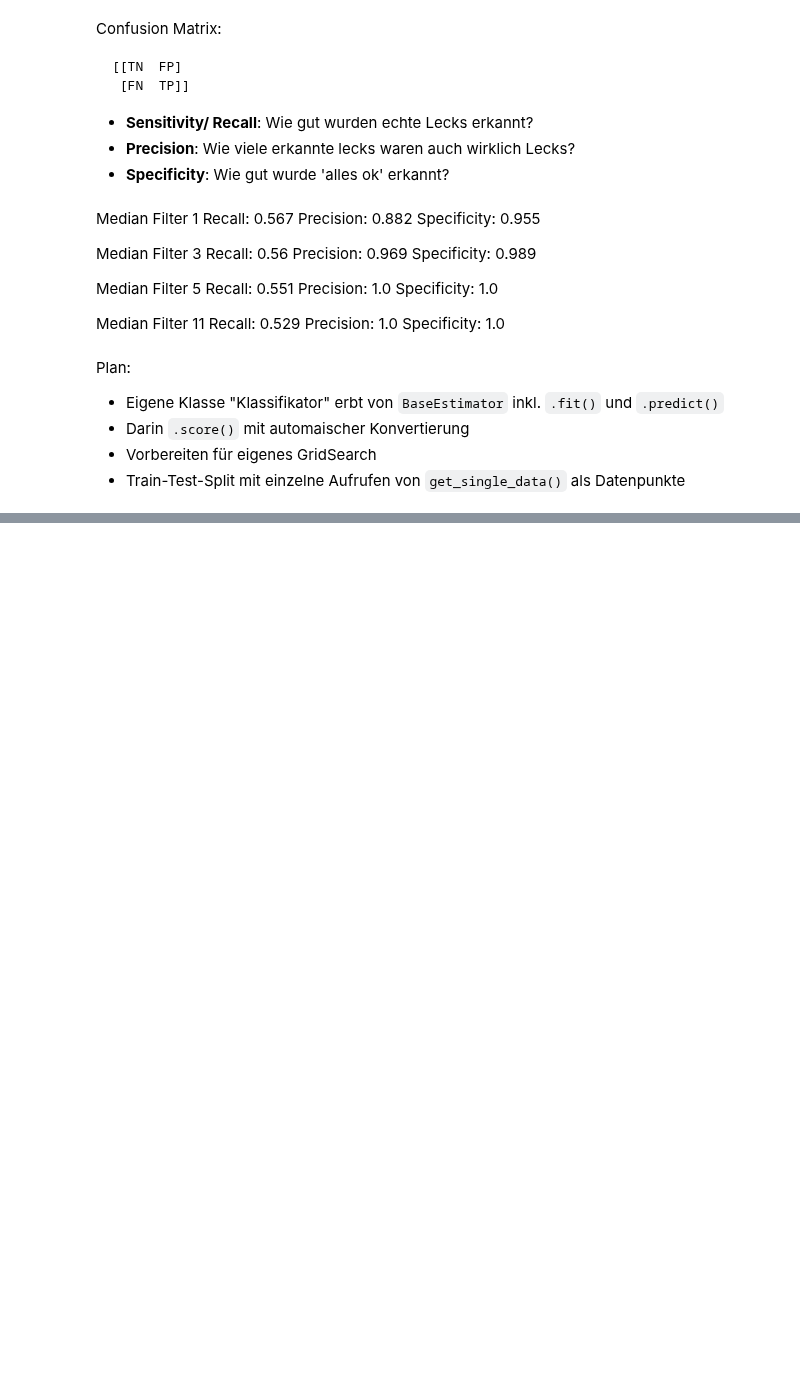
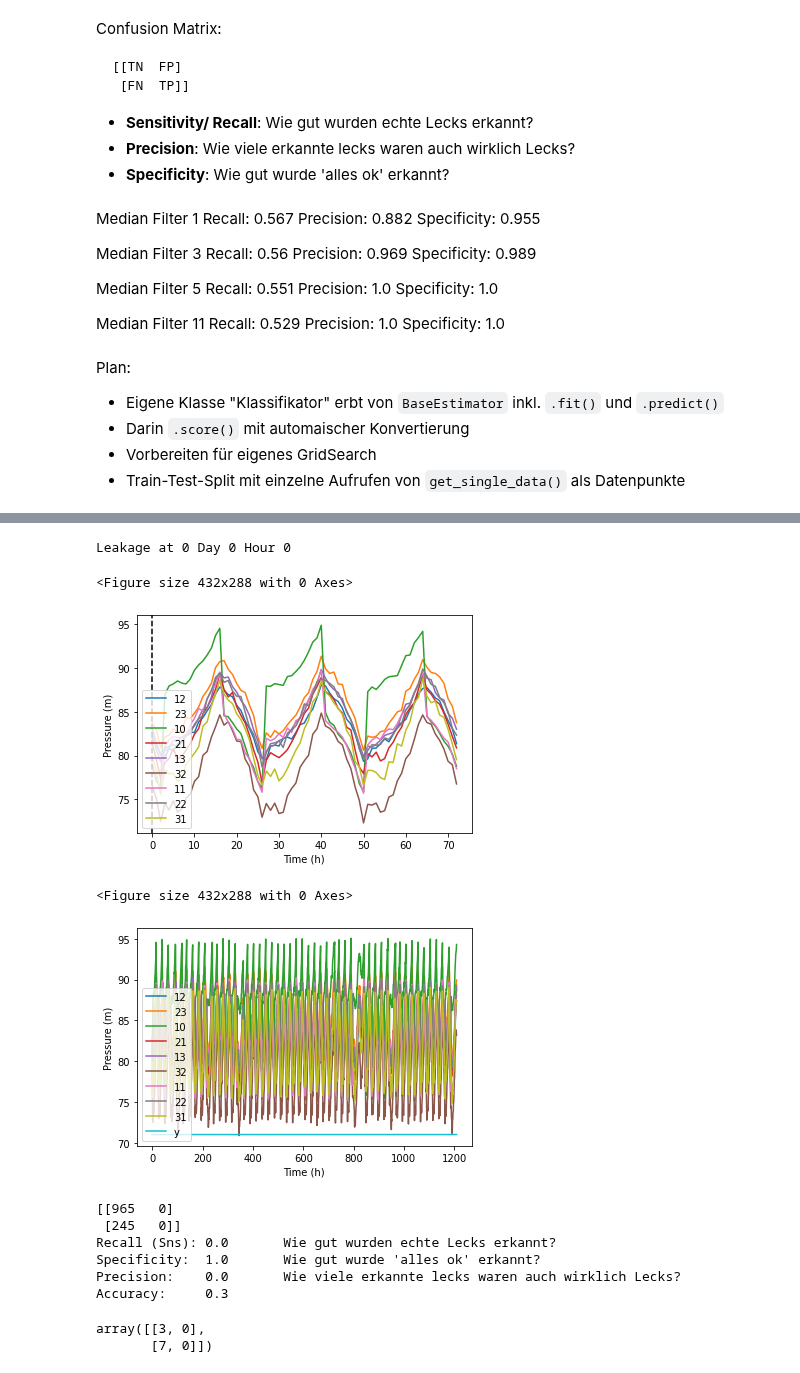
Before and after one commit to JulianBvW/BA-WDN-Leakage-Detection, a Jupyter notebook: LeakageDetection.ipynb, the cells around one changed output, grey strips where cells are left out. Saved outputs shown, nothing was run; the diff lists cells and outputs as text; code cells hidden in the pictures; blank space fills up the shorter version.

```diff
--- a/LeakageDetection.ipynb
+++ b/LeakageDetection.ipynb
@@ -333,0 +383,45 @@ Precision:    1.0       Wie viele erkannte lecks waren auch wirklich Lecks?
+# %%
+from sklearn.neural_network import MLPClassifier
+
+# Create the model
+model = ClassificationModel(MLPClassifier(hidden_layer_sizes=(18,20,10)), medfilt_kernel_size=5)
+
+# Learn the digits on the train subset
+model.fit(X_train, y_train)
+
+# Predict the value of the digit on the test subset
+y_pred = model.predict(X_test)
+# %%
+X_show = pd.concat(X_test)
+y_show = np.concatenate(y_pred)
+X_show.reset_index(drop=True, inplace=True)
+
+y_true_show = np.concatenate(y_test)
+
+show_data(X_show, y_show)
+
+print_metrics(y_true_show, y_show)
+
+print('Accuracy:    ', model.score(X_test, y_test))
+
+preds = model.predict(X_test)
+
+any = lambda l: int(sum(l) > 0)
+y_pred = list(map(any, preds))
+y_true = list(map(any, y_test))
+
+confusion_matrix(y_true, y_pred)
+# %% [output]
+Leakage at 0 Day 0 Hour 0
+<Figure size 432x288 with 0 Axes>
+[figure, added]
+<Figure size 432x288 with 0 Axes>
+[figure, added]
+[[965   0]
+ [245   0]]
+Recall (Sns): 0.0       Wie gut wurden echte Lecks erkannt?
+Specificity:  1.0       Wie gut wurde 'alles ok' erkannt?
+Precision:    0.0       Wie viele erkannte lecks waren auch wirklich Lecks?
+Accuracy:     0.3
+array([[3, 0],
+       [7, 0]])
```
Also changed, not shown: parts of 11 cells of this notebook.
